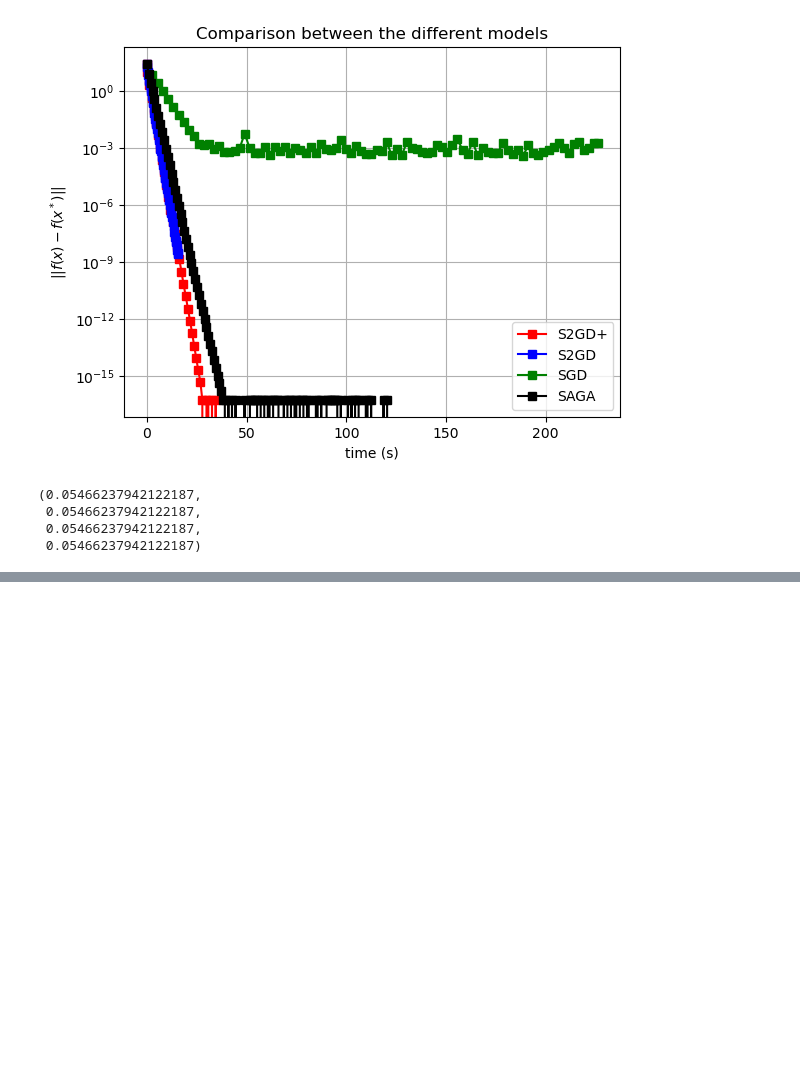
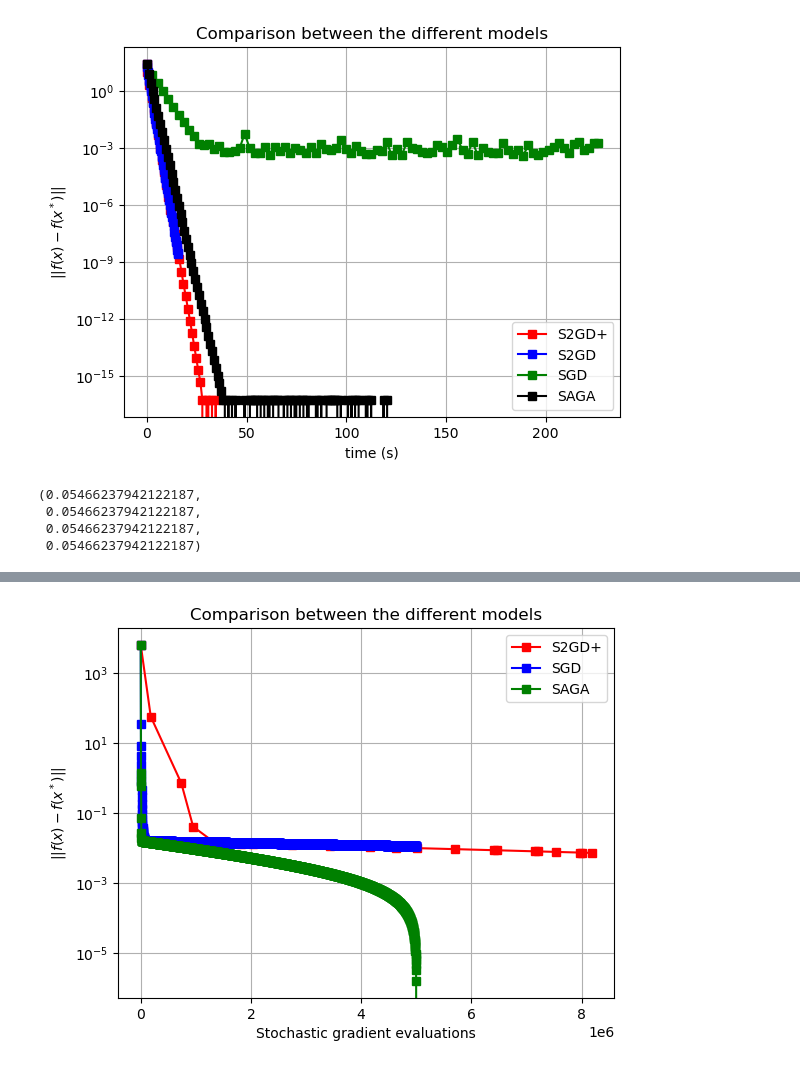
Before and after one commit to Paulcauch/S2GD, a Jupyter notebook: tests.ipynb, the cells around one changed output, grey strips where cells are left out. Drawn from its saved outputs; the diff is of its cells as text; code cells hidden in the pictures; blank space fills up the shorter version.

```diff
--- a/tests.ipynb
+++ b/tests.ipynb
@@ -301,0 +343,2 @@ error_s2gd, error_sgd, error_s2gd_plus , error_saga
+# %%
+x_sgd,obj_val_sgd,_,nb_comp_grad_sgd, times1 = stoch_grad(x0=x0,problem=pbL2reg,xtarget=x_model_truth,stepchoice=0,step0=3e-3, n_iter=5e6,nb=1,with_replace=False,verbose=True,fast=True)
@@ -301,0 +363,2 @@ error_s2gd, error_sgd, error_s2gd_plus , error_saga
+# %%
+x_s2gd_plus,obj_val_s2gd_plus,_,nb_comp_grad_s2gd_plus, times3 = S2GD(x0=x0,problem=pbL2reg,xtarget=x_model_truth,h=3.55*1e-6,m=381375,nu=pbL2reg.cvxval(),eps_tol=1e-6,n_iter=20,plus=False,alpha=2)
@@ -301,0 +383,2 @@ error_s2gd, error_sgd, error_s2gd_plus , error_saga
+# %%
+x_saga,obj_val_saga,_,nb_comp_grad_saga, times4 = SAGA(x0,pbL2reg,x_model_truth,0.00001,1e-10,5e6,fast=True)
@@ -301,0 +403,10 @@ error_s2gd, error_sgd, error_s2gd_plus , error_saga
+# %%
+#=====Parameters for plots ======
+nb_gradients = [nb_comp_grad_s2gd_plus,  nb_comp_grad_sgd, nb_comp_grad_saga]
+obj_functions = [obj_val_s2gd_plus, obj_val_sgd, obj_val_saga]
+name_of_models = ['S2GD+', 'SGD', 'SAGA']
+list_times = [times3, times1, times4]
+# %%
+plot_with_nb_gradients(nb_gradients, obj_functions, name_of_models)
+# %% [output]
+[figure, added]
```
Also changed, not shown: parts of 9 cells of this notebook, 1 other file.
